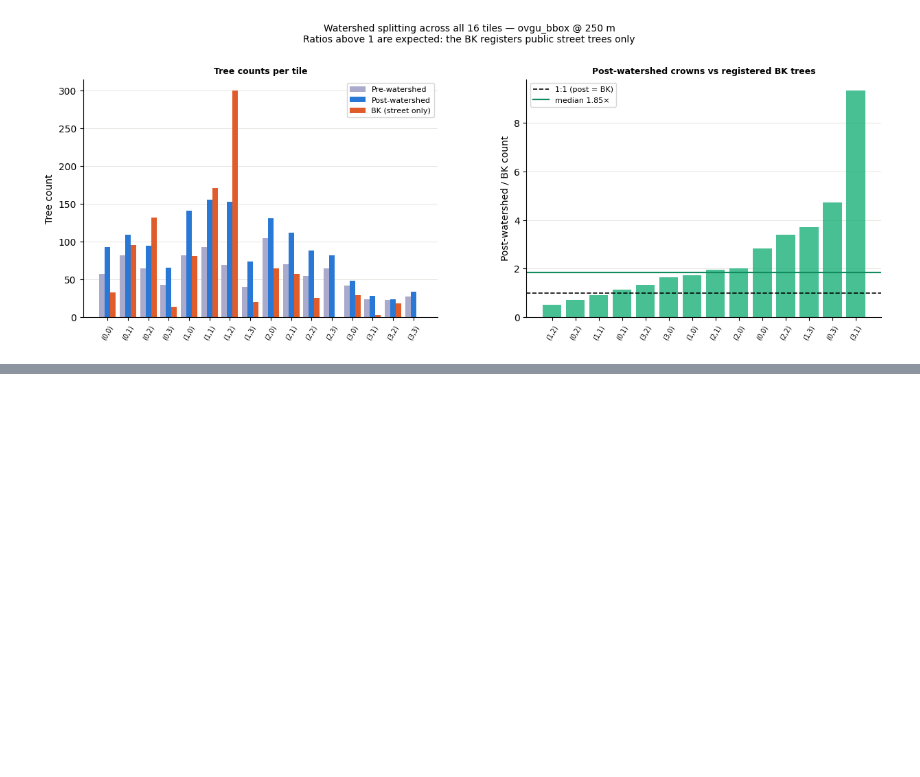
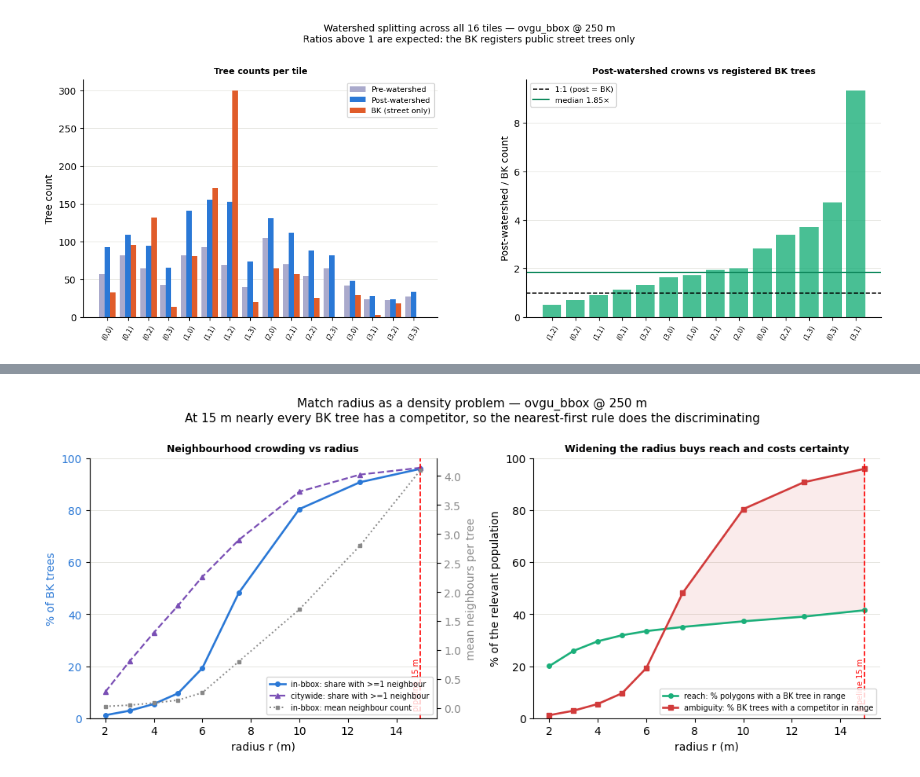
Before and after one commit to KumarJonnala/urban-shadow-analysis, a Jupyter notebook: test_notebooks/validation.ipynb, the cells around one changed output, grey strips where cells are left out. Drawn from its saved outputs; the diff is of its cells as text; code cells hidden in the pictures; blank space fills up the shorter version.

```diff
--- a/test_notebooks/validation.ipynb
+++ b/test_notebooks/validation.ipynb
@@ -1290,0 +1490,80 @@ Crown area conserved by splitting: ratio = 1.0000
+# %%
+# --- 5.1b How many trees fall inside a given threshold ---
+# Same RADII as the section 3 sensitivity sweep, so the two curves are directly comparable.
+rows = []
+for r in RADII:
+    cnt      = np.array([len(x) - 1 for x in kd.query_ball_point(P, r)])           # exclude self
+    cnt_city = np.array([len(x) - 1 for x in cKDTree(P_city).query_ball_point(P_city, r)])
+    rows.append({
+        "r_m": r,
+        "pairs":        int(cnt.sum() // 2),
+        "share_ge1":    (cnt >= 1).mean() * 100,
+        "mean_nb":      cnt.mean(),
+        "share_ge1_city": (cnt_city >= 1).mean() * 100,
+        "mean_nb_city":   cnt_city.mean(),
+        # What section 3 buys at this radius: polygons with any BK tree in range.
+        "reachable":    (nn_dists <= r).mean() * 100,
+    })
+nbr = pd.DataFrame(rows).set_index("r_m")
+
+print("BK trees within r of another BK tree — the ambiguity a match radius must resolve")
+print(nbr.to_string(float_format=lambda v: f"{v:,.2f}"))
+
+_at = nbr.loc[MATCH_R]
+print(f"\nAt the pipeline's BK_MATCH_RADIUS_M = {MATCH_R:.0f} m, in-bbox:")
+print(f"  {_at['share_ge1']:.1f}% of BK trees have at least one competing neighbour inside r")
+print(f"  the average BK tree has {_at['mean_nb']:.2f} competitors, over {int(_at['pairs']):,} pairs")
+print(f"  -> cadastre.py's nearest-first tie-break, not the {MATCH_R:.0f} m gate, decides almost every match")
+_half = nbr[nbr["share_ge1"] < 50].index.max()
+print(f"  ambiguity drops below 50% only at r <= {_half} m "
+      f"(reachable match rate there: {nbr.loc[_half, 'reachable']:.1f}%, "
+      f"vs {_at['reachable']:.1f}% at {MATCH_R:.0f} m)")
+
+# ---------------------------------------------------------------- figure
+fig, axes = plt.subplots(1, 2, figsize=(13, 4.3), gridspec_kw={"wspace": 0.28})
+xs = nbr.index.values
+
+# Panel 1 — how crowded the neighbourhood gets as r widens.
+axes[0].plot(xs, nbr["share_ge1"], color=C1, marker="o", markersize=4, linewidth=1.9,
+             label="in-bbox: share with >=1 neighbour")
+axes[0].plot(xs, nbr["share_ge1_city"], color="#7a4fb5", marker="^", markersize=4,
+             linewidth=1.6, linestyle="--", label="citywide: share with >=1 neighbour")
+axes[0].set_ylim(0, 100); axes[0].set_ylabel("% of BK trees", color=C1)
+axes[0].tick_params(axis="y", labelcolor=C1)
+ax2 = axes[0].twinx()
+ax2.plot(xs, nbr["mean_nb"], color="#888888", marker="s", markersize=3.5, linewidth=1.4,
+         linestyle=":", label="in-bbox: mean neighbour count")
+ax2.set_ylabel("mean neighbours per tree", color="#888888")
+ax2.tick_params(axis="y", labelcolor="#888888"); ax2.spines[["top"]].set_visible(False)
+axes[0].set_title("Neighbourhood crowding vs radius", fontsize=9, fontweight="bold")
+h1, l1 = axes[0].get_legend_handles_labels(); h2, l2 = ax2.get_legend_handles_labels()
+axes[0].legend(h1 + h2, l1 + l2, fontsize=7, loc="lower right")
+
+# Panel 2 — the decision the radius actually makes: reach vs ambiguity.
+axes[1].plot(xs, nbr["reachable"], color="#1baf7a", marker="o", markersize=4, linewidth=1.9,
+             label="reach: % polygons with a BK tree in range")
+axes[1].plot(xs, nbr["share_ge1"], color="#d13b3b", marker="s", markersize=4, linewidth=1.9,
+             label="ambiguity: % BK trees with a competitor in range")
+axes[1].fill_between(xs, nbr["reachable"], nbr["share_ge1"],
+                     where=nbr["share_ge1"] >= nbr["reachable"],
+                     color="#d13b3b", alpha=0.10, interpolate=True)
+axes[1].set_ylim(0, 100); axes[1].set_ylabel("% of the relevant population")
+axes[1].set_title("Widening the radius buys reach and costs certainty",
+                  fontsize=9, fontweight="bold")
+axes[1].legend(fontsize=7, loc="lower right")
+
+for ax in axes:
+    ax.axvline(MATCH_R, color="red", linestyle="--", linewidth=1.2)
+    ax.annotate(f"pipeline {MATCH_R:.0f} m", (MATCH_R, 0.03), xycoords=("data", "axes fraction"),
+                ha="right", va="bottom", fontsize=7, color="red", rotation=90)
+    ax.set_xlabel("radius r (m)")
+    ax.spines[["top", "right"]].set_visible(False)
+    ax.grid(axis="y", color="#e1e0d9", linewidth=0.6); ax.set_axisbelow(True)
+
+fig.suptitle(
+    f"Match radius as a density problem — {AREA_KEY} @ {TILE_SIZE} m\n"
+    f"At {MATCH_R:.0f} m nearly every BK tree has a competitor, so the nearest-first rule "
+    "does the discriminating", fontsize=11, y=1.06,
+)
+plt.show()
+# %% [output]
@@ -1290,0 +1588 @@ Crown area conserved by splitting: ratio = 1.0000
+[figure, added]
```
Also changed, not shown: parts of 12 cells of this notebook, 14 other files.
